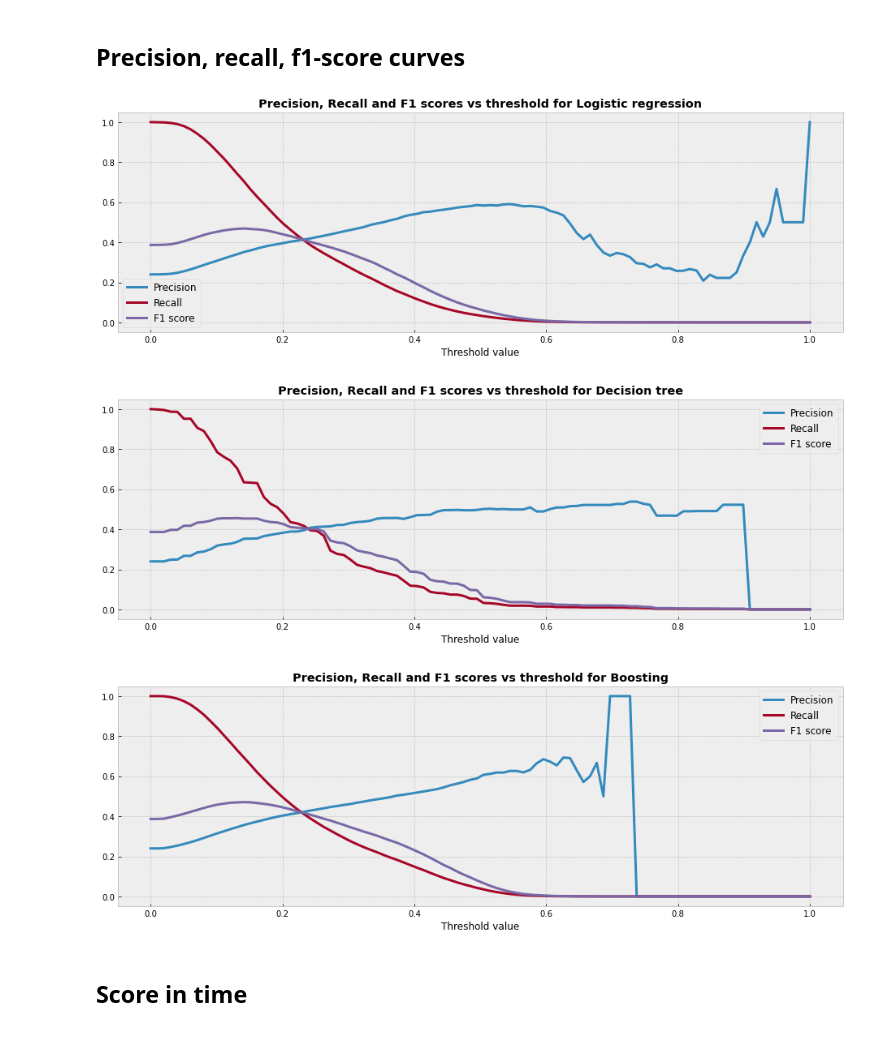
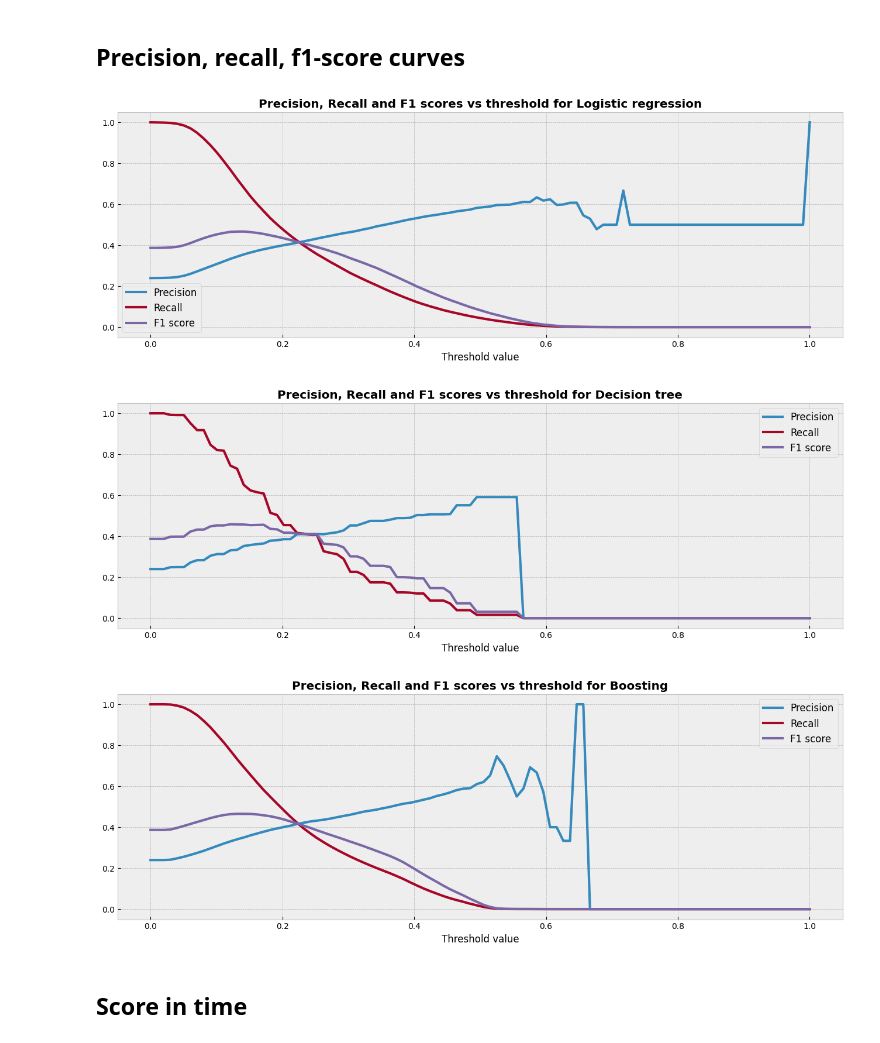
Before and after one commit to xCthulhuFtagn/---------2023-2024, a Jupyter notebook: Семинары/Семинар 3/3 Credit_scoring_for_retail_portfolio.ipynb, the cells around one changed output. Cells and saved outputs as stored; diff of their text form; code cells hidden in the pictures.

```diff
--- a/Семинары/Семинар 3/3 Credit_scoring_for_retail_portfolio.ipynb
+++ b/Семинары/Семинар 3/3 Credit_scoring_for_retail_portfolio.ipynb
@@ -227,7 +227,7 @@ print(X_test.shape)
 from sklearn.metrics import roc_auc_score
 from sklearn.linear_model import LogisticRegression
 
-model_lr = LogisticRegression(C=0.325).fit(X_train, y_train)
+model_lr = LogisticRegression(C=0.57,penalty='l1', solver='liblinear').fit(X_train, y_train)
 
 forecast_lr = model_lr.predict_proba(X_test)[:,1]
 
@@ -342,9 +344,9 @@ NameError: name 'XX' is not defined
 # %%
 from sklearn.tree import DecisionTreeClassifier
 
-model_tree = DecisionTreeClassifier(max_depth=6, criterion='log_loss').fit(X_train, y_train)
+model_tree = DecisionTreeClassifier(max_depth=6, criterion='gini').fit(X_train, y_train)
 
 forecast_tree = model_tree.predict_proba(X_test)[:,1]
 
-print('AUC score: {:.2f}'.format(roc_auc_score(y_test, forecast_tree)))
+print('AUC score: {:.1f}'.format(roc_auc_score(y_test, forecast_tree)))
 # %% [output]
@@ -552,6 +602,7 @@ weighted avg       0.73      0.76      0.66    197011
 ## ROC and PR curves
 # %%
 from sklearn.metrics import precision_recall_curve, roc_curve
+import seaborn as sns
 
 fig = plt.figure(figsize=(15,8))
 ax1 = fig.add_subplot(1,2,1)
@@ -573,10 +624,12 @@ for model in d.keys():
     scores = d[model]
 
     # plot precision-recall and ROC AUC curves
-    precision_recall_curve(y_test, scores > 0.5, ax=ax1)
-    roc_curve(y_test, scores > 0.5, ax=ax2)
-
-    pass
+    precision, recall, _ = precision_recall_curve(y_test, scores)
+    ax1.plot(recall, precision)
+    # sns.lineplot(x=recall, y=precision, ax=ax1)
+    fpr, tpr, _ = roc_curve(y_test, scores)
+    ax2.plot(fpr, tpr)
+    # sns.lineplot(x=fpr, y=tpr, ax=ax2)
 
 ax1.legend(loc='lower left')
 ax2.legend(loc='lower right')
@@ -590,37 +645,48 @@ ImportError: cannot import name 'plot_precision_recall_curve' from 'sklearn.metr
 from sklearn.metrics import precision_score, recall_score, f1_score
 
 for model in d.keys():
 
     scores = d[model]
 
     tr = np.linspace(0, 1, 100)
 
     p = np.zeros_like(tr)
     r = np.zeros_like(tr)
     f = np.zeros_like(tr)
 
     for k, x in enumerate(tr):
 #         plot precision, recall and f1 scores for every threshold  for every model
-        pass
+        positive_real = y_test == 1
+        positive_model = (scores >= x) == 1
+        TP = (positive_model & positive_real).sum()
+        FP = (positive_model & ~(positive_real)).sum()
+        FN = (~(positive_model) & positive_real).sum()
+
+
+        if TP + FP: p[k] = TP / (TP + FP)
+        if TP + FN: r[k] = TP / (TP + FN)
+        if p[k] + r[k]: f[k] = 2*p[k]*r[k]/(p[k] + r[k])
+
+
 
 
     fig = plt.figure(figsize=(16, 5))
 
     plt.plot(tr, p, linewidth=3)
     plt.plot(tr, r, linewidth=3)
     plt.plot(tr, f, linewidth=3)
 
     plt.title("Precision, Recall and F1 scores vs threshold for {}".format(model), weight="bold")
 
     plt.xlabel("Threshold value")
 
     plt.legend(['Precision', 'Recall', 'F1 score'], fontsize=12)
 
     plt.show()
 # %% [output]
-[figure, old version]
+[figure, new version]
-[figure, old version]
+[figure, new version]
-[figure, old version]
+[figure, new version]
 # %% [markdown]
 ## Score in time
 # %%
```
Also changed, not shown: parts of 18 cells of this notebook.
